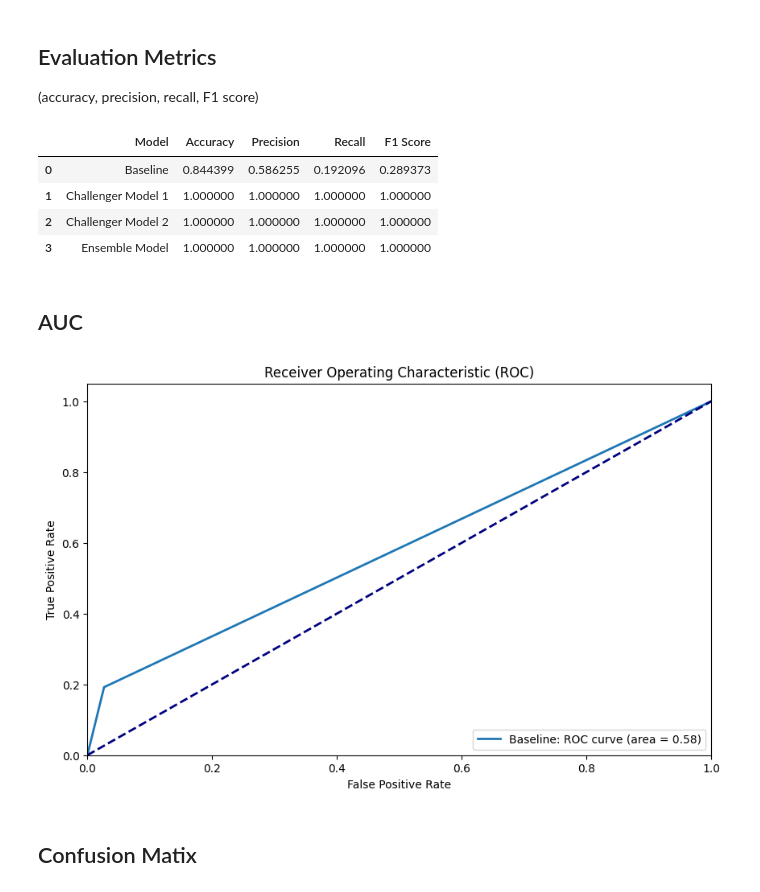
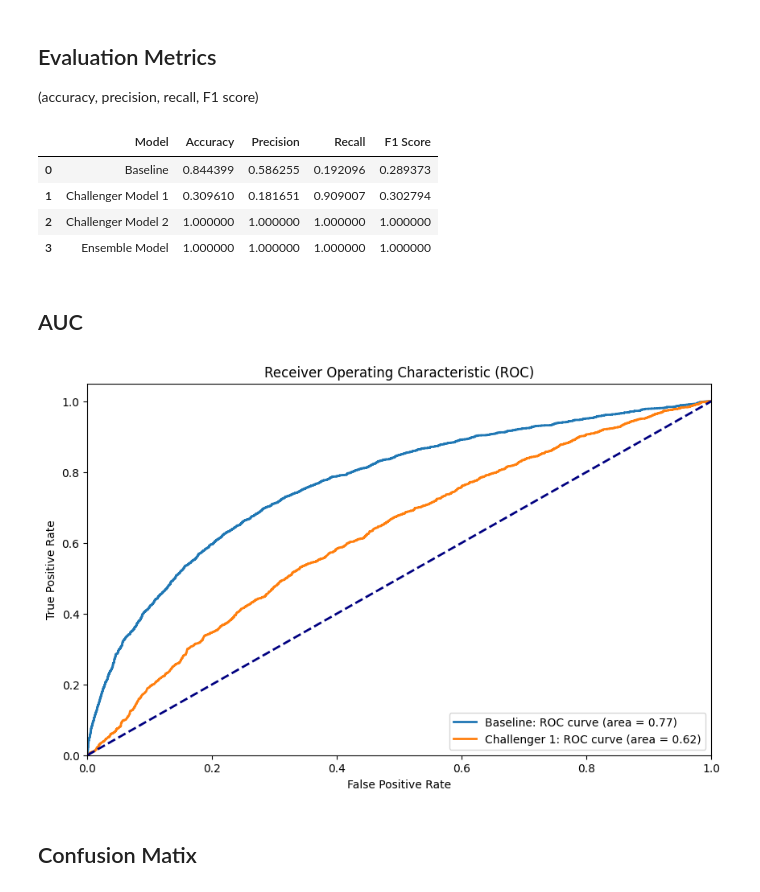
Before and after one commit to kclzl-nus/Detect-Fraudulent-Bank-Accounts, a Jupyter notebook: notebooks/main.ipynb, the cells around one changed output. Saved outputs shown, nothing was run; the diff lists cells and outputs as text; code cells hidden in the pictures.

Commit message:
Added challenger model 1 to main notebook

```diff
--- a/notebooks/main.ipynb
+++ b/notebooks/main.ipynb
@@ -157,7 +155,7 @@ bm_recall = recall_score(y_test, bm_pred)
 bm_f1 = f1_score(y_test, bm_pred)
 
 # Compute ROC curve and AUC
-bm_fpr, bm_tpr, bm_thresholds = roc_curve(y_test, bm_pred)
+bm_fpr, bm_tpr, bm_thresholds = roc_curve(y_test, baseline_model.predict_proba(bm_X_test)[:,1])
 bm_roc_auc = auc(bm_fpr, bm_tpr)
 
 # Compute confusion matrix
@@ -178,0 +179,13 @@ Gradient boost + cross validation with features:
+# %%
+### One-hot encoding of categorical features
+# Split categorical and non-categorical variables
+cm_test_cat = X_test_FE.select_dtypes(include=['object', 'category'])
+cm_test_non_cat = X_test_FE.select_dtypes(exclude=['object', 'category'])
+
+# Perform one-hot encoding on categorical variables
+cm_test_one_hot_encoded = pd.get_dummies(cm_test_cat)
+
+# Combine the non-categorical and one-hot encoded categorical variables
+cm_X_test = pd.concat([cm_test_non_cat, cm_test_one_hot_encoded], axis=1)
+
+cm_X_test.info()
@@ -191,6 +247,30 @@ cm1_y_test = y_test_FE
+# %%
+# Extract features for challenger model 1
+cm1_features = [
+    'income', 'name_email_similarity', 'prev_address_months_count',
+    'current_address_months_count', 'customer_age', 'days_since_request',
+    'intended_balcon_amount', 'zip_count_4w', 'velocity_6h', 'velocity_24h',
+    'velocity_4w', 'bank_branch_count_8w',
+    'date_of_birth_distinct_emails_4w', 'credit_risk_score',
+    'email_is_free', 'phone_home_valid', 'phone_mobile_valid',
+    'bank_months_count', 'has_other_cards', 'proposed_credit_limit',
+    'foreign_request', 'session_length_in_minutes', 'keep_alive_session',
+    'device_distinct_emails_8w', 'month', 'payment_type_AA',
+    'payment_type_AC', 'payment_type_AD', 'payment_type_AE',
+    'employment_status_CA', 'employment_status_CB', 'employment_status_CC',
+    'employment_status_CE', 'employment_status_CF', 'employment_status_CG',
+    'housing_status_BA', 'housing_status_BB', 'housing_status_BD',
+    'housing_status_BE', 'housing_status_BF', 'housing_status_BG',
+    'source_TELEAPP', 'device_os_linux', 'device_os_macintosh',
+    'device_os_windows', 'device_os_x11', 'emails_bin_0-10',
+    'emails_bin_20-30', 'emails_bin_>30'
+]
+
+cm1_X_test = cm_X_test.loc[:, cm1_features]
+cm1_y_test = y_test_FE
 # %%
 ## Import trained model
-with open('../models/challenger_model1.pkl', 'rb') as file:
+with open('../models/challenger_model_1.pkl', 'rb') as file:
     challenger_model1 = pickle.load(file)
 
 ## Use the trained model to make predictions on the test set
@@ -207,7 +287,7 @@ cm1_recall = recall_score(cm1_y_test, cm1_pred)
 cm1_f1 = f1_score(cm1_y_test, cm1_pred)
 
 # Compute ROC curve and AUC
-cm1_fpr, cm1_tpr, cm1_thresholds = roc_curve(cm1_y_test, cm1_pred)
+cm1_fpr, cm1_tpr, cm1_thresholds = roc_curve(cm1_y_test, challenger_model1.predict_proba(cm1_X_test)[:,1])
 cm1_roc_auc = auc(cm1_fpr, cm1_tpr)
 
 # Compute confusion matrix
@@ -269,10 +398,10 @@ cm2_conf_matrix = confusion_matrix(cm2_y_test, cm2_pred)
 # bm_recall
 # bm_f1
 
-cm1_accuracy = 1
-cm1_precision = 1
-cm1_recall = 1
-cm1_f1 = 1
+# cm1_accuracy = 1
+# cm1_precision = 1
+# cm1_recall = 1
+# cm1_f1 = 1
 
 cm2_accuracy = 1
 cm2_precision = 1
@@ -300,7 +429,7 @@ metrics_df
 # %% [output]
 |  | Model | Accuracy | Precision | Recall | F1 Score |
 | 0 | Baseline | 0.844399 | 0.586255 | 0.192096 | 0.289373 |
-| 1 | Challenger Model 1 | 1.000000 | 1.000000 | 1.000000 | 1.000000 |
+| 1 | Challenger Model 1 | 0.309610 | 0.181651 | 0.909007 | 0.302794 |
 | 2 | Challenger Model 2 | 1.000000 | 1.000000 | 1.000000 | 1.000000 |
 | 3 | Ensemble Model | 1.000000 | 1.000000 | 1.000000 | 1.000000 |
 # %% [markdown]
@@ -308,19 +437,19 @@ metrics_df
 # %%
 plt.figure(figsize=(10, 6))
 plt.plot(bm_fpr, bm_tpr, lw=2, label='Baseline: ROC curve (area = %0.2f)' % bm_roc_auc)
-# plt.plot(cm1_fpr, cm1_tpr, lw=2, label='Challenger 1: ROC curve (area = %0.2f)' % cm1_roc_auc)
+plt.plot(cm1_fpr, cm1_tpr, lw=2, label='Challenger 1: ROC curve (area = %0.2f)' % cm1_roc_auc)
 # plt.plot(cm2_fpr, cm2_tpr, lw=2, label='Challenger 2: ROC curve (area = %0.2f)' % cm2_roc_auc)
 # plt.plot(em_fpr, em_tpr, lw=2, label='Ensemble: ROC curve (area = %0.2f)' % em_roc_auc)
 plt.plot([0, 1], [0, 1], color='navy', lw=2, linestyle='--')
 plt.xlim([0.0, 1.0])
 plt.ylim([0.0, 1.05])
 plt.xlabel('False Positive Rate')
 plt.ylabel('True Positive Rate')
 plt.title('Receiver Operating Characteristic (ROC)')
 plt.legend(loc="lower right")
 plt.show()
 # %% [output]
-[figure, old version]
+[figure, new version]
 # %% [markdown]
 ## Confusion Matix
 # %%
```
Also changed, not shown: parts of 19 cells of this notebook.
